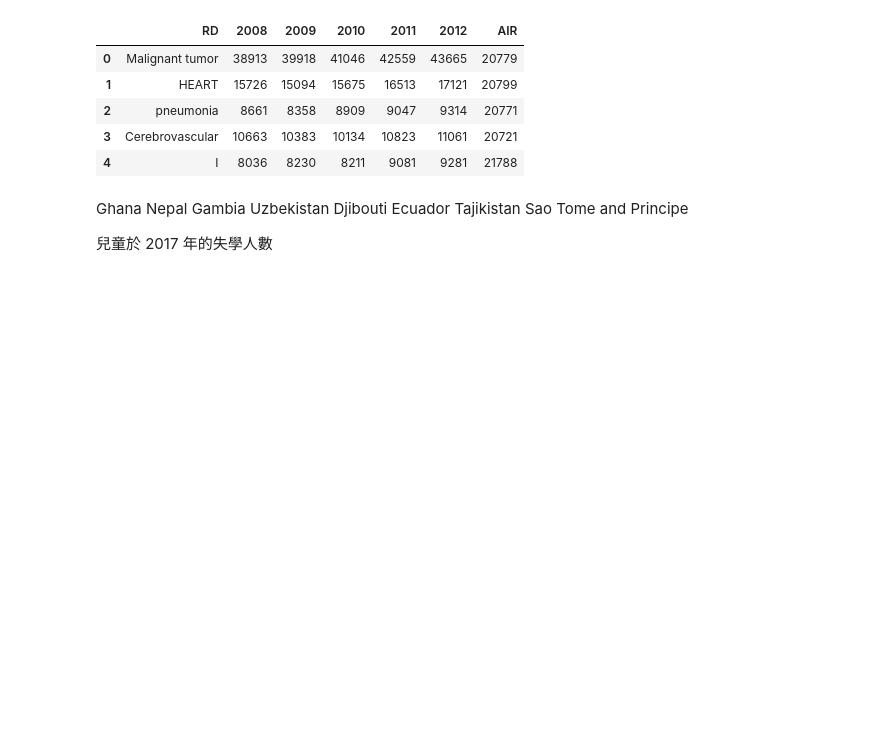
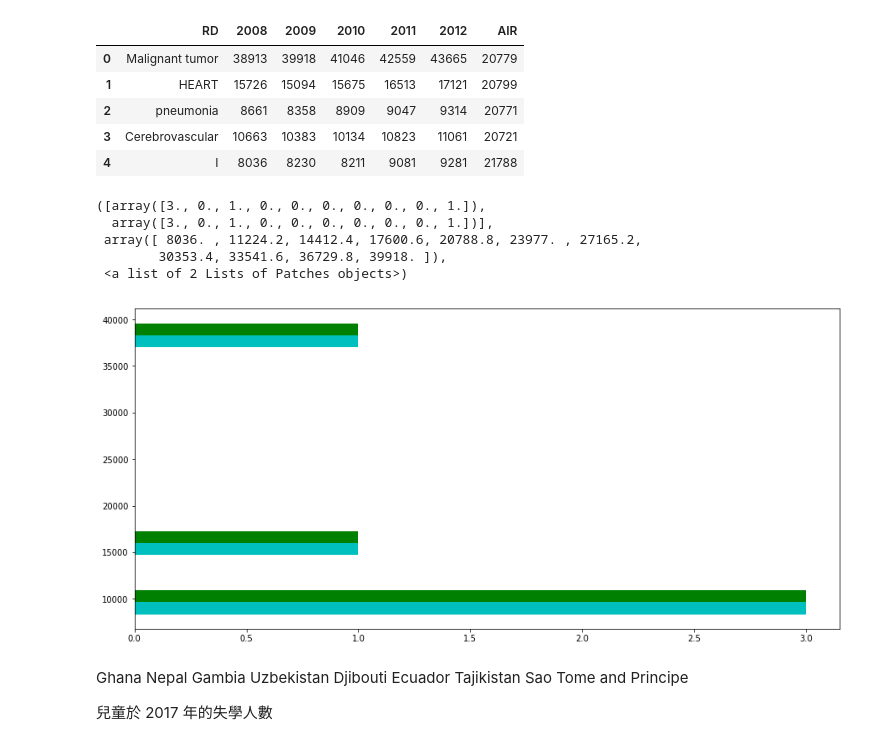
Before and after one commit to 10732040/Workshop191116, a Jupyter notebook: DAY1/DDR.ipynb, the cells around one changed output. Saved outputs shown, nothing was run; the diff lists cells and outputs as text; code cells hidden in the pictures; blank space fills up the shorter version.

```diff
--- a/DAY1/DDR.ipynb
+++ b/DAY1/DDR.ipynb
@@ -20,6 +20,25 @@ DD_data.head()
 | 2 | pneumonia | 8661 | 8358 | 8909 | 9047 | 9314 | 20771 |
 | 3 | Cerebrovascular | 10663 | 10383 | 10134 | 10823 | 11061 | 20721 |
 | 4 | I | 8036 | 8230 | 8211 | 9081 | 9281 | 21788 |
+# %%
+%matplotlib inline
+import matplotlib.pyplot as plt
+import pandas as pd
+import numpy as np
+DD_data = pd.read_csv('DD.csv')
+fig = plt.figure(figsize=(15, 7))
+ax1 = fig.add_subplot(111)
+x= DD_data['2008']
+y= DD_data['2009']
+
+plt.hist([x,y], color=['c','g'],label=['2008','2009'],orientation='horizontal')
+# %% [output]
+([array([3., 0., 1., 0., 0., 0., 0., 0., 0., 1.]),
+  array([3., 0., 1., 0., 0., 0., 0., 0., 0., 1.])],
+ array([ 8036. , 11224.2, 14412.4, 17600.6, 20788.8, 23977. , 27165.2,
+        30353.4, 33541.6, 36729.8, 39918. ]),
+ <a list of 2 Lists of Patches objects>)
+[figure, added]
 # %% [markdown]
 Ghana
 Nepal
```
Also changed, not shown: parts of 6 cells of this notebook, 30 other files.
